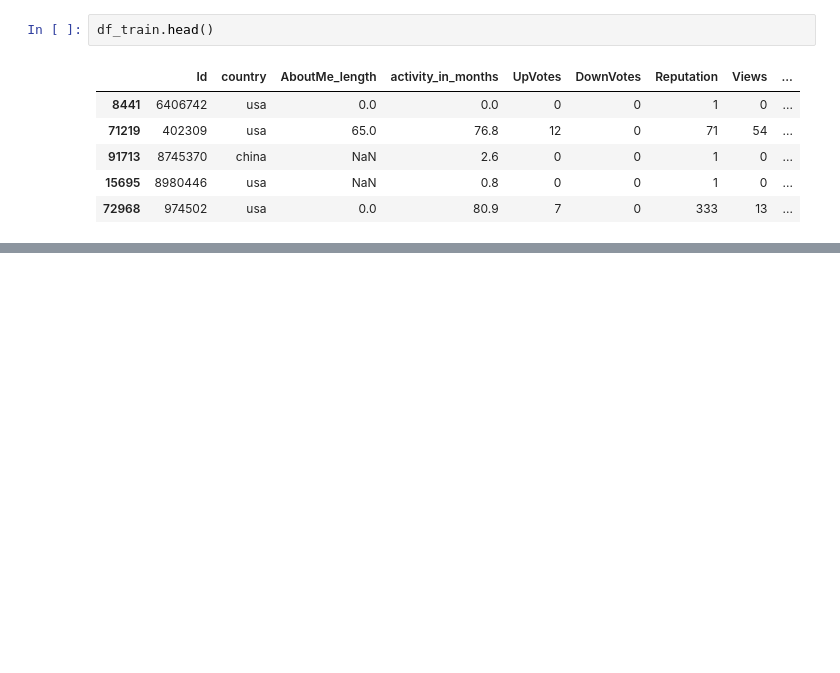
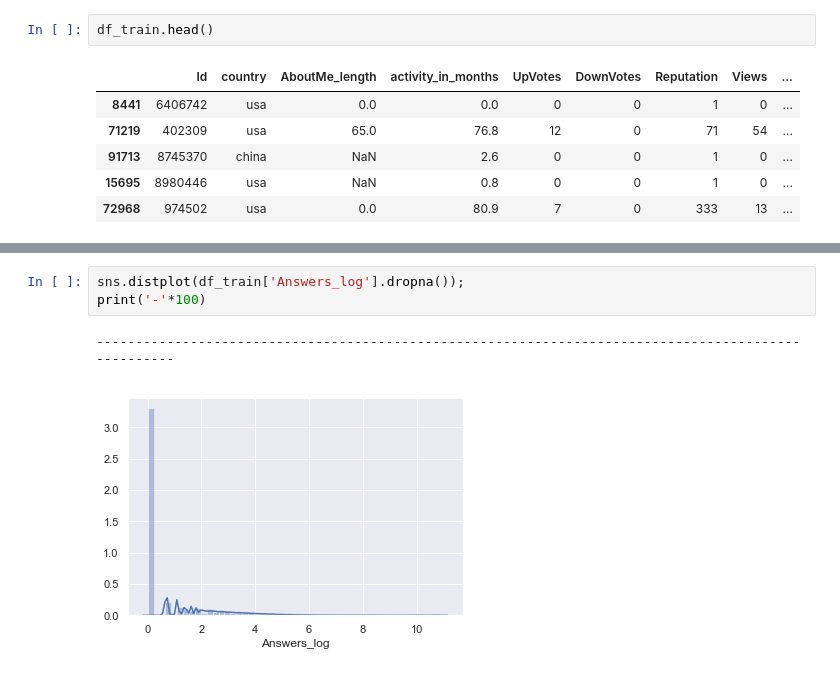
Before and after one commit to zolduoarrati/repos, a Jupyter notebook: Python/Jupyter/EDA/EDA & ML.ipynb, the cells around one changed output, grey strips where cells are left out. Drawn from its saved outputs; the diff is of its cells as text; blank space fills up the shorter version.

```diff
--- a/Python/Jupyter/EDA/EDA & ML.ipynb
+++ b/Python/Jupyter/EDA/EDA & ML.ipynb
@@ -402,3 +398,9 @@ df_train.head()
+# %%
+sns.distplot(df_train['Answers_log'].dropna());
+print('-'*100)
+# %% [output]
+----------------------------------------------------------------------------------------------------
+[figure, added]
 # %%
 # # create the independent variable vector
 # x = df.iloc[:,6:15].values
```
Also changed, not shown: parts of 11 cells of this notebook.
